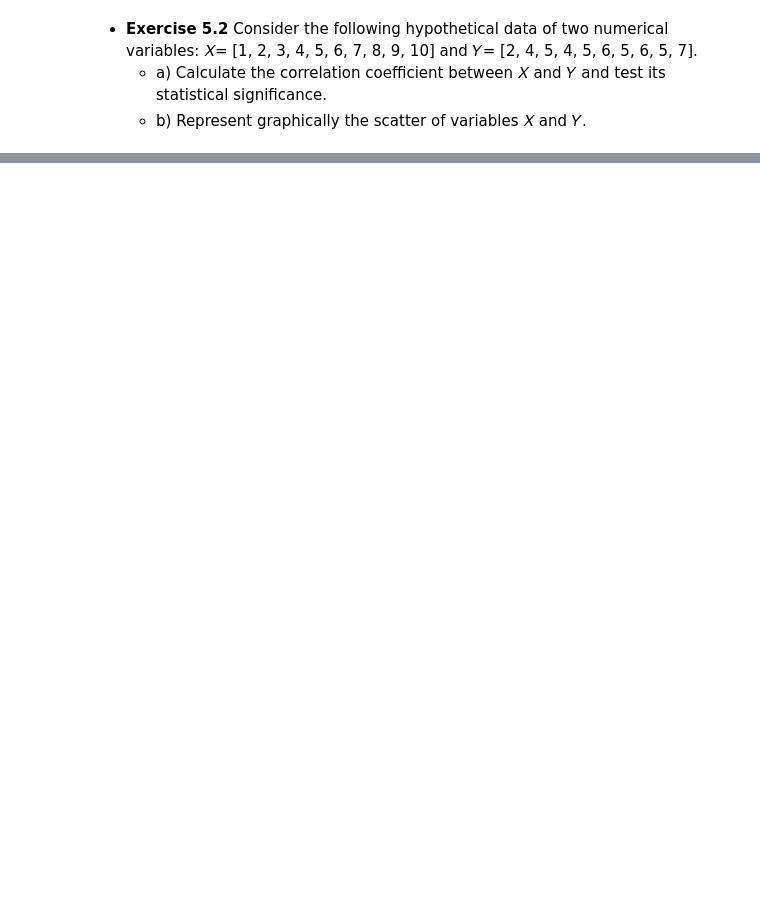
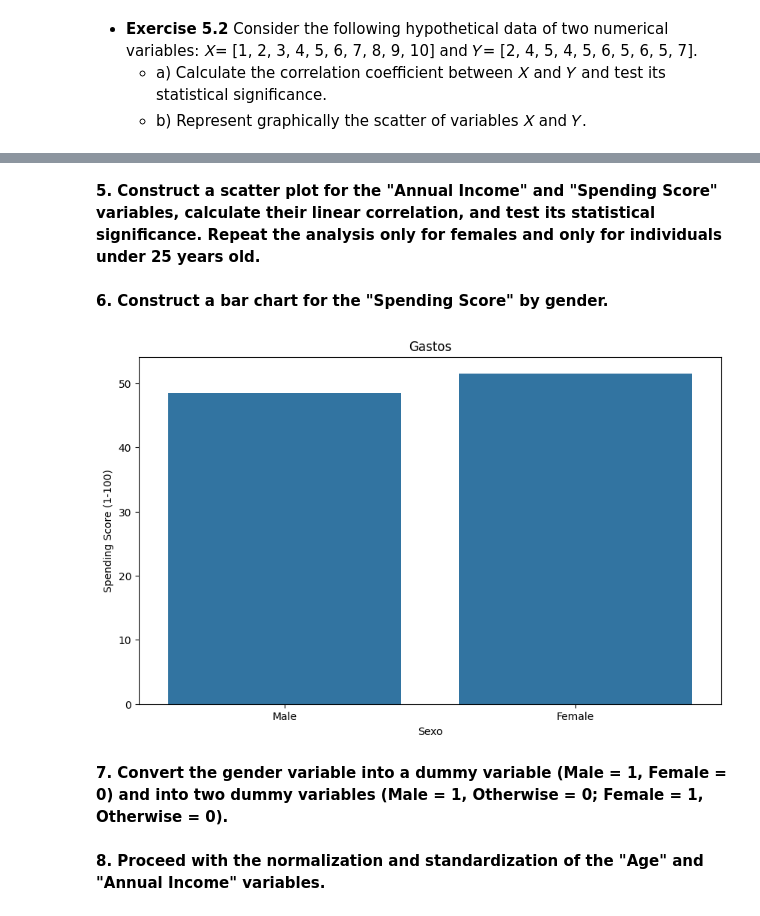
Before and after one commit to miguelcaldeiraa/Analysis-and-Prediction-of-Diamond-Prices, a Jupyter notebook: Data_Modeling.ipynb, the cells around one changed output, grey strips where cells are left out. Saved outputs shown, nothing was run; the diff lists cells and outputs as text; code cells hidden in the pictures; blank space fills up the shorter version.

Commit message:
Lesson #6 - Study Case: Supermarket Mall Customers

```diff
--- a/Data_Modeling.ipynb
+++ b/Data_Modeling.ipynb
@@ -1610,0 +1248,28 @@ plt.show()
+# %%
+# Find and remove outliers
+sbn.boxplot(customer_data['Age']) # No outliers
+sbn.boxplot(customer_data['Annual Income (k$)']) # There are outliers
+sbn.boxplot(customer_data['Spending Score (1-100)']) # No outliers
+
+# First quartil, third quartil and interquartil range
+Q1 = customer_data['Annual Income (k$)'].quantile(0.25)
+Q3 = customer_data['Annual Income (k$)'].quantile(0.75)
+IQR = Q3 - Q1
+print(Q1, Q3, IQR)
+
+# lower and upper values
+lower = Q1 - (1.5 * IQR)
+upper = Q3 + (1.5 * IQR)
+print(lower, upper)
+
+# To print all the data above the upper value and below the lower value
+outliers = customer_data[((customer_data['Annual Income (k$)'] < lower) |
+                          (customer_data['Annual Income (k$)'] > upper))]
+print(outliers)
+
+# To print the data without outliers
+clean_data = customer_data[~((customer_data['Annual Income (k$)'] < lower) |
+                             (customer_data['Annual Income (k$)'] > upper))]
+print(clean_data)
+# %% [markdown]
+**5. Construct a scatter plot for the "Annual Income" and "Spending Score" variables, calculate their linear correlation, and test its statistical significance. Repeat the analysis only for females and only for individuals under 25 years old.**
@@ -1610,0 +1309,13 @@ plt.show()
+# %% [markdown]
+**6. Construct a bar chart for the "Spending Score" by gender.**
+# %%
+plt.figure(figsize=(10, 6))
+sns.barplot(x='Genre', y='Spending Score (1-100)', data=clean_data, errorbar=None)
+plt.title('Gastos')
+plt.xlabel('Sexo')
+plt.ylabel('Spending Score (1-100)')
+plt.show()
+# %% [output]
+[figure, added]
+# %% [markdown]
+**7. Convert the gender variable into a dummy variable (Male = 1, Female = 0) and into two dummy variables (Male = 1, Otherwise = 0; Female = 1, Otherwise = 0).**
@@ -1610,0 +1334,2 @@ plt.show()
+# %% [markdown]
+**8. Proceed with the normalization and standardization of the "Age" and "Annual Income" variables.**
```
Also changed, not shown: parts of 64 cells of this notebook.
